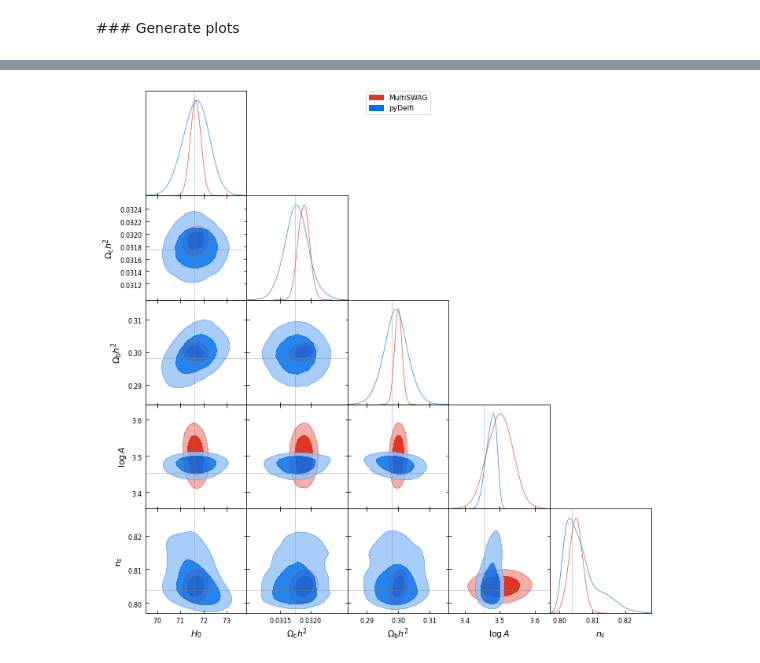
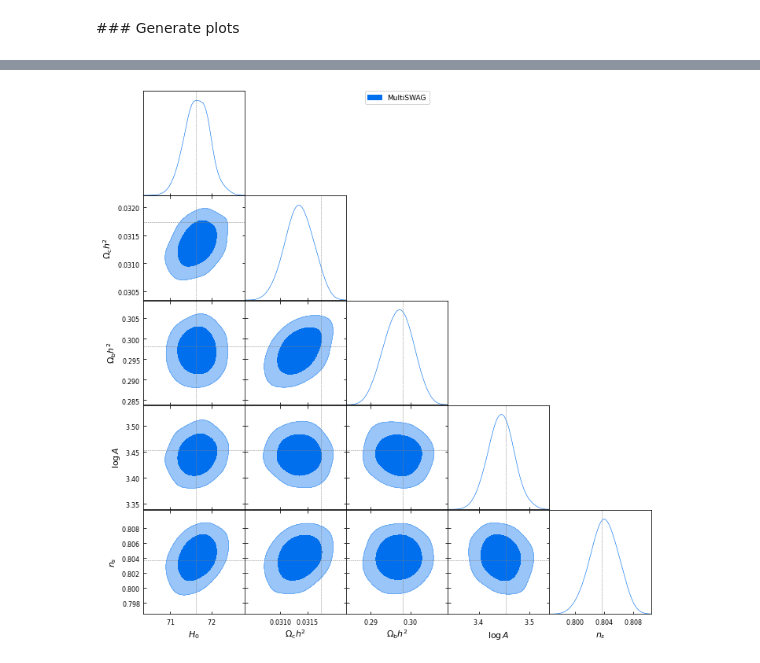
Before and after one commit to Pablo-Lemos/cosmoSWAG, a Jupyter notebook: notebooks/plot_posteriors.ipynb, the cells around one changed output, grey strips where cells are left out. Saved outputs shown, nothing was run; the diff lists cells and outputs as text; code cells hidden in the pictures.

Commit message:
Updated plotting notebook

```diff
--- a/notebooks/plot_posteriors.ipynb
+++ b/notebooks/plot_posteriors.ipynb
@@ -18,11 +16,4 @@ I am using the last simulation for validation
 # %%
-cls = np.load('../cosmoswag/data/cmb_sims/cls.npy')
-params = np.load('../cosmoswag/data/cmb_sims/params.npy')
-
-theta_norm = normalize_params(params)
-_, binned_cls = bin_cls(cls, 250)
-
-x = torch.tensor(binned_cls[-1:], dtype = torch.float32)
-
-maxs = np.array([90, 0.05, 0.5, 3.5, 1])
-mins = np.array([50, 0.01, 0.01, 1.5, 0.8])
+_, _, x_val, y_val, _ = read_data()
+# Get the parameters for validation
+params = unnormalize_params(y_val.detach().numpy())
@@ -33,12 +20,9 @@ pydelfi = loadMCSamples('../cosmoswag/data/chains/pydelfi')
 # %% [markdown]
 ### Load the multiSWAG model and generate samples
 # %%
-nin = binned_cls.shape[1]
-npars = params.shape[1]
+nin = x_val.shape[1]
+npars = y_val.shape[1]
+model = SWAGModel(nin=nin, npars = npars)
+model.load("cmb_noiseless.pt")
 
-model = SWAGModel(nin=nin, npars = npars)
-state_dict, _, _, _ = torch.load('../cosmoswag/data/saved_models/swag')
-model.load_state_dict(state_dict)
-mean, invcov = model.predict(x)
-mean = mean[0].detach().numpy()
-cov = torch.inverse(invcov[0]).detach().numpy()
+samples = model.generate_samples(x_val, nsamples=1000, scale=2.5, verbose=True)
@@ -51,21 +41,23 @@ X = np.random.multivariate_normal(mean, cov, 10000)
 # %%
+ind = -1 # Which of the validation simulations to use
+samples_cosmo = unnormalize_params(samples[:,ind].detach().numpy())
 names = ["H0", "omch2",  "ombh2", "As", "ns"]
 labels =  ["H_0", "\Omega_\mathrm{c} h^2", "\Omega_\mathrm{b} h^2", "\log A", "n_s"]
-swag = getdist.MCSamples(samples=X,names = names, labels = labels)
+swag = getdist.MCSamples(samples=samples_cosmo,names = names, labels = labels)
 # %% [output]
 Removed no burn in
 # %% [markdown]
 ### Generate plots
 # %%
 g = getdist.plots.getSubplotPlotter()
-g.triangle_plot([swag, pydelfi],
+g.triangle_plot([swag],
                 ["H0", "omch2",  "ombh2", "As", "ns"],
                 filled=True,
                 legend_labels = ['MultiSWAG', 'pyDelfi'],
-                markers={'H0':params[-1,0],
-                         'omch2':params[-1,1],
-                         'ombh2':params[-1,2],
-                         'As':params[-1,3],
-                         'ns':params[-1,4]}
+                markers={'H0':params[ind,0],
+                         'omch2':params[ind,1],
+                         'ombh2':params[ind,2],
+                         'As':params[ind,3],
+                         'ns':params[ind,4]}
                )
 # %% [output]
@@ -75 +64 @@ WARNING:root:fine_bins_2D not large enough for optimal density: ombh2, As
-[figure, old version]
+[figure, new version]
```
Also changed, not shown: parts of 8 cells of this notebook.
